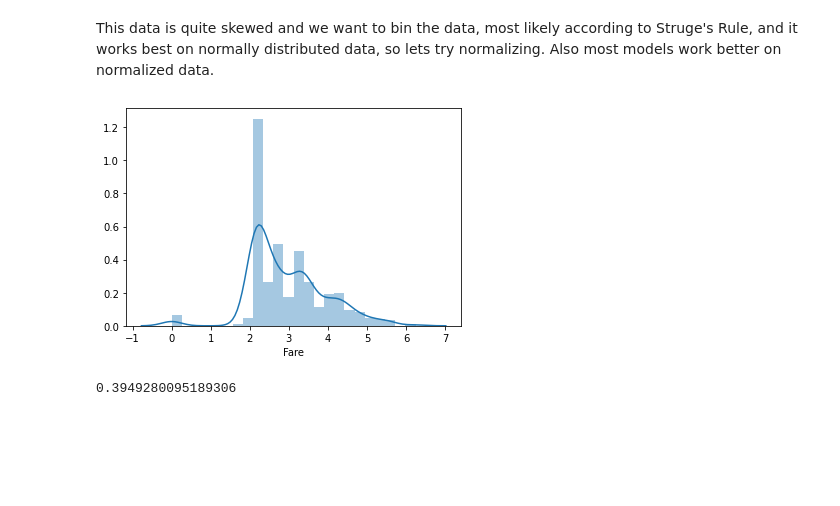
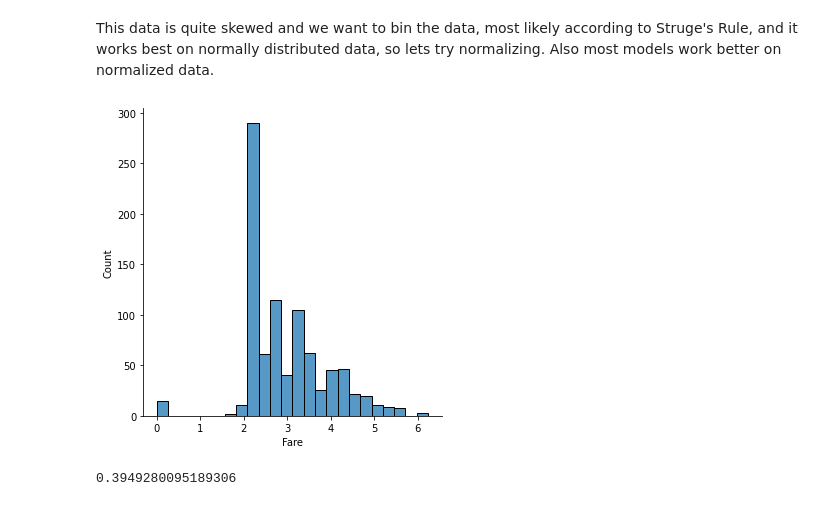
Before and after one commit to cucearda/TitanicProject, a Jupyter notebook: Titanic.ipynb, the cells around one changed output. Drawn from its saved outputs; the diff is of its cells as text; code cells hidden in the pictures; blank space fills up the shorter version.

```diff
--- a/Titanic.ipynb
+++ b/Titanic.ipynb
@@ -294,9 +306,10 @@ data1.Fare.skew()
 This data is quite skewed and we want to bin the data, most likely according to Struge's Rule, and it works best on normally distributed data, so lets try normalizing. Also most models work better on normalized data.
 # %%
 data1.Fare = np.log(data1.Fare + 1) # +1 for the 0 fares
-g = sns.distplot(data1.Fare)
+test.Fare = np.log(test.Fare + 1)
+g = sns.displot(data1.Fare)
 # %% [output]
-[figure, old version]
+[figure, new version]
 # %%
 data1.Fare.skew()
 # %% [output]
```
Also changed, not shown: parts of 48 cells of this notebook, 1 other file.
